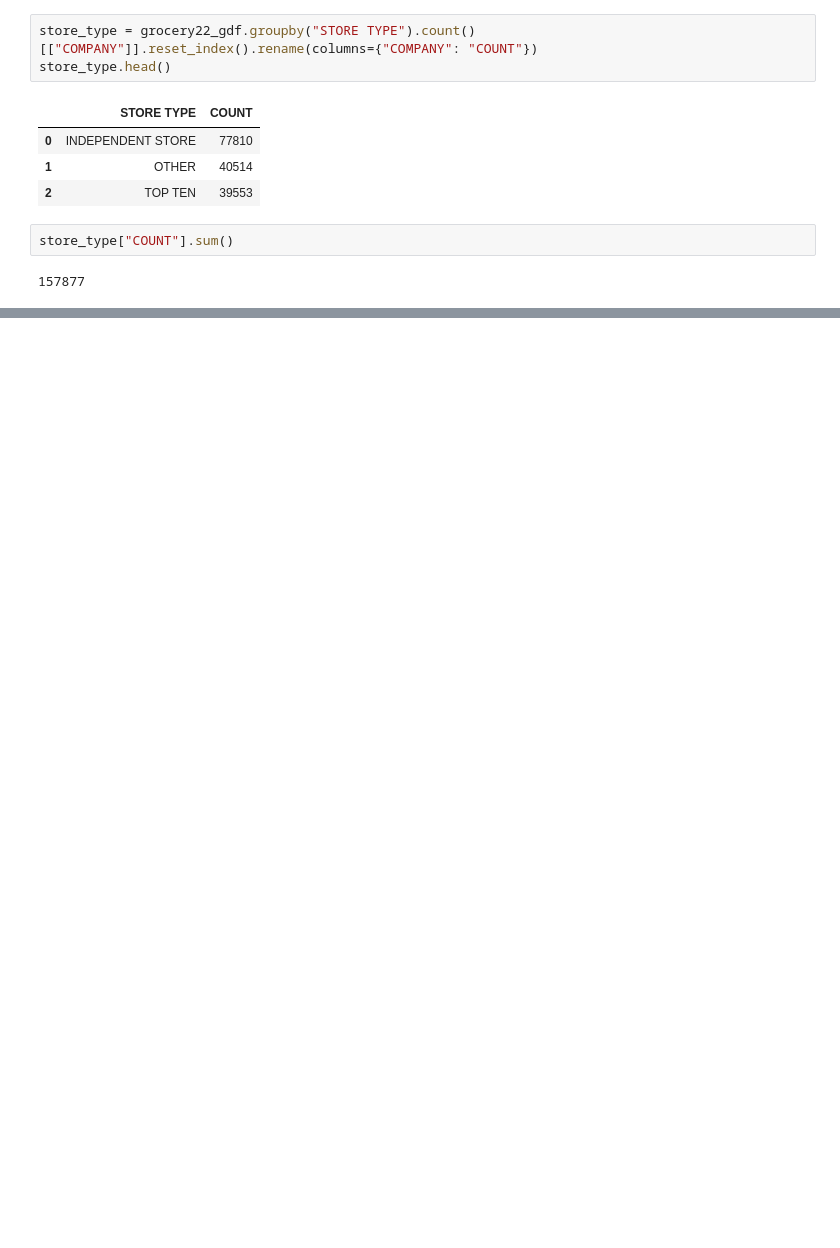
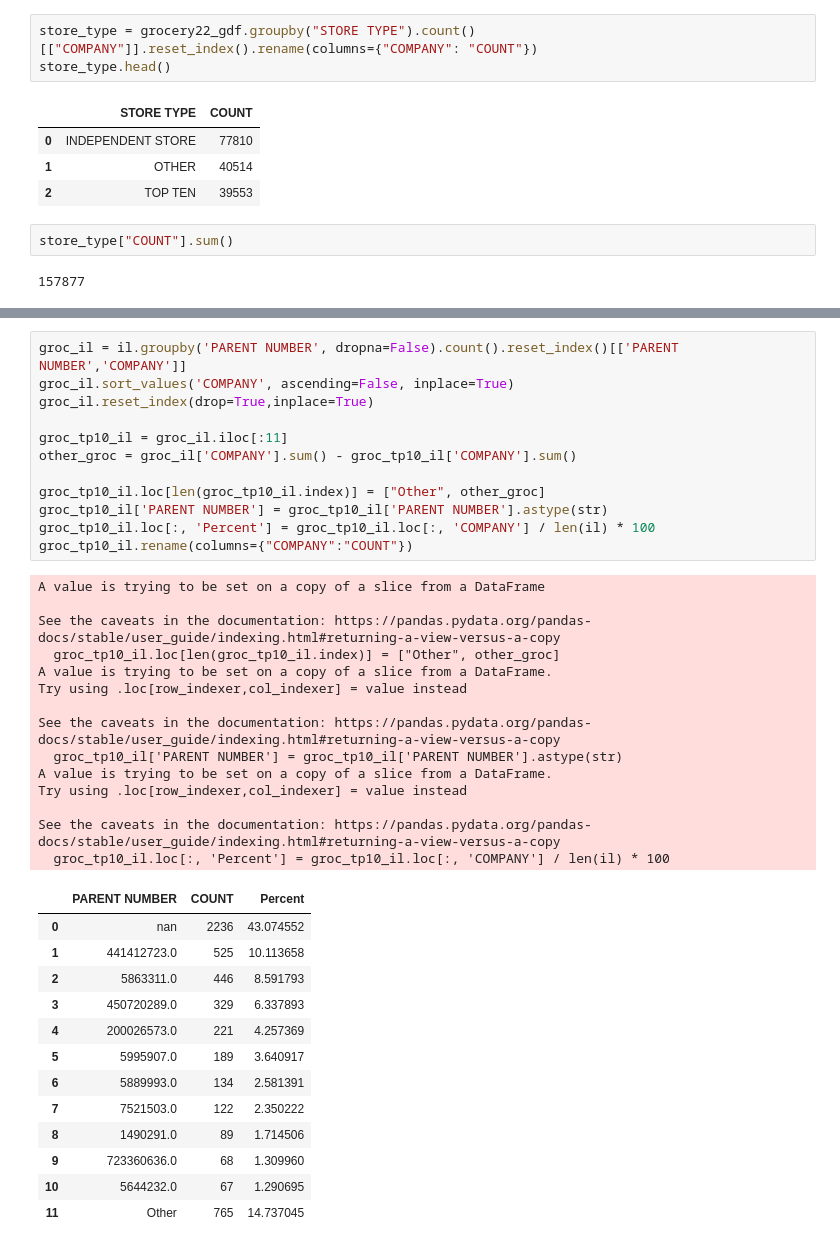
Before and after one commit to uchicago-dsi/rafi-grocery, a Jupyter notebook: notebooks/Sebastian-EDA-22.ipynb, the cells around one changed output, grey strips where cells are left out. Drawn from its saved outputs; the diff is of its cells as text; blank space fills up the shorter version.

```diff
--- a/notebooks/Sebastian-EDA-22.ipynb
+++ b/notebooks/Sebastian-EDA-22.ipynb
@@ -162,0 +183,40 @@ grocery22_gdf[grocery22_gdf['COMPANY'].isna()] #8 companies with no name (option
+# %%
+groc_il = il.groupby('PARENT NUMBER', dropna=False).count().reset_index()[['PARENT NUMBER','COMPANY']]
+groc_il.sort_values('COMPANY', ascending=False, inplace=True)
+groc_il.reset_index(drop=True,inplace=True)
+
+groc_tp10_il = groc_il.iloc[:11]
+other_groc = groc_il['COMPANY'].sum() - groc_tp10_il['COMPANY'].sum()
+
+groc_tp10_il.loc[len(groc_tp10_il.index)] = ["Other", other_groc]
+groc_tp10_il['PARENT NUMBER'] = groc_tp10_il['PARENT NUMBER'].astype(str)
+groc_tp10_il.loc[:, 'Percent'] = groc_tp10_il.loc[:, 'COMPANY'] / len(il) * 100
+groc_tp10_il.rename(columns={"COMPANY":"COUNT"})
+# %% [output]
+A value is trying to be set on a copy of a slice from a DataFrame
+
+See the caveats in the documentation: https://pandas.pydata.org/pandas-docs/stable/user_guide/indexing.html#returning-a-view-versus-a-copy
+  groc_tp10_il.loc[len(groc_tp10_il.index)] = ["Other", other_groc]
+A value is trying to be set on a copy of a slice from a DataFrame.
+Try using .loc[row_indexer,col_indexer] = value instead
+
+See the caveats in the documentation: https://pandas.pydata.org/pandas-docs/stable/user_guide/indexing.html#returning-a-view-versus-a-copy
+  groc_tp10_il['PARENT NUMBER'] = groc_tp10_il['PARENT NUMBER'].astype(str)
+A value is trying to be set on a copy of a slice from a DataFrame.
+Try using .loc[row_indexer,col_indexer] = value instead
+
+See the caveats in the documentation: https://pandas.pydata.org/pandas-docs/stable/user_guide/indexing.html#returning-a-view-versus-a-copy
+  groc_tp10_il.loc[:, 'Percent'] = groc_tp10_il.loc[:, 'COMPANY'] / len(il) * 100
+|  | PARENT NUMBER | COUNT | Percent |
+| 0 | nan | 2236 | 43.074552 |
+| 1 | 441412723.0 | 525 | 10.113658 |
+| 2 | 5863311.0 | 446 | 8.591793 |
+| 3 | 450720289.0 | 329 | 6.337893 |
+| 4 | 200026573.0 | 221 | 4.257369 |
+| 5 | 5995907.0 | 189 | 3.640917 |
+| 6 | 5889993.0 | 134 | 2.581391 |
+| 7 | 7521503.0 | 122 | 2.350222 |
+| 8 | 1490291.0 | 89 | 1.714506 |
+| 9 | 723360636.0 | 68 | 1.309960 |
+| 10 | 5644232.0 | 67 | 1.290695 |
+| 11 | Other | 765 | 14.737045 |
```
Also changed, not shown: parts of 4 cells of this notebook.
